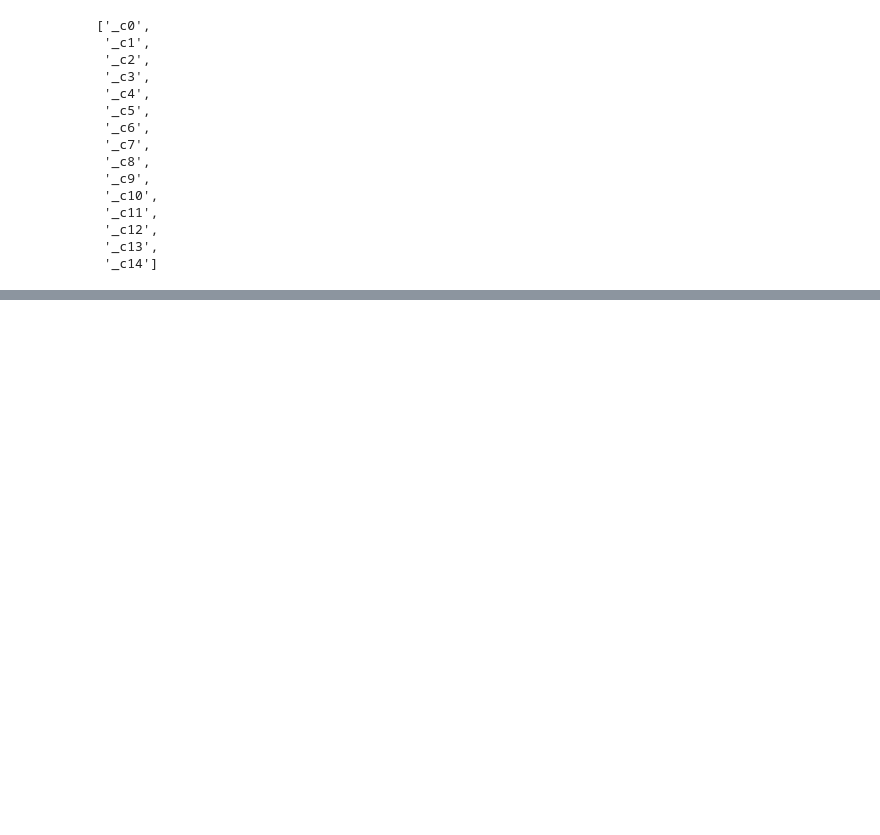
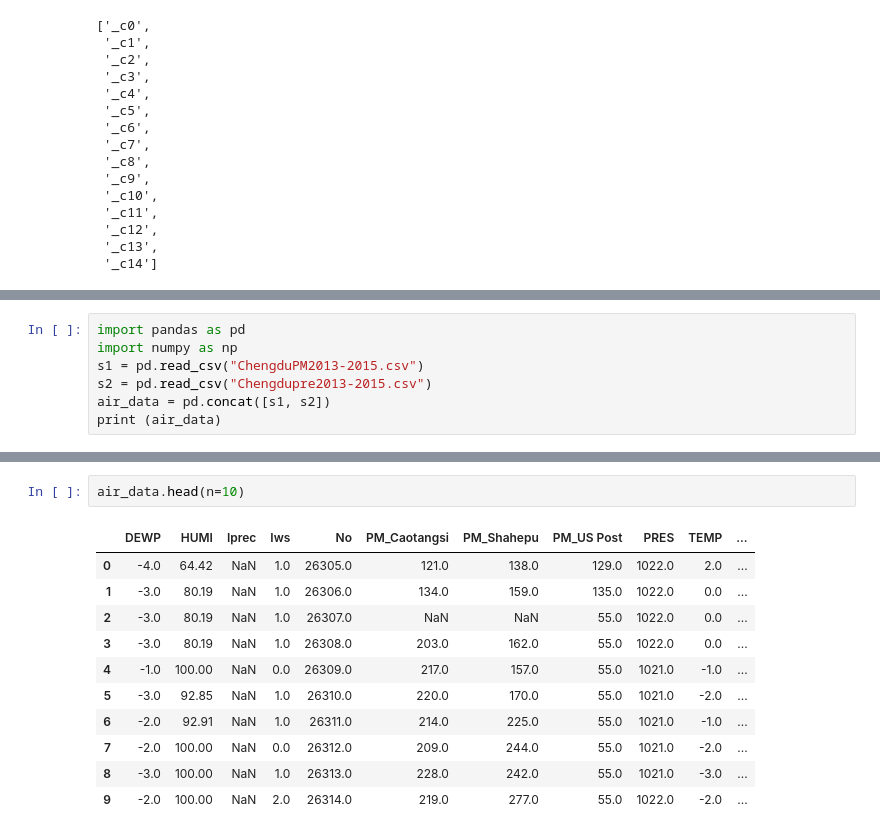
Before and after one commit to wjia458/722-test, a Jupyter notebook: Iteration4 Miro.ipynb, the cells around one changed output, grey strips where cells are left out. Cells and saved outputs as stored; diff of their text form; blank space fills up the shorter version.

```diff
--- a/Iteration4 Miro.ipynb
+++ b/Iteration4 Miro.ipynb
@@ -56,0 +77,7 @@ air_data.describe().show()
+# %%
+import pandas as pd
+import numpy as np
+s1 = pd.read_csv("ChengduPM2013-2015.csv")
+s2 = pd.read_csv("Chengdupre2013-2015.csv")
+air_data = pd.concat([s1, s2])
+print (air_data)
@@ -56,0 +109,14 @@ air_data.describe().show()
+# %%
+air_data.head(n=10)
+# %% [output]
+|  | DEWP | HUMI | Iprec | Iws | No | PM_Caotangsi | PM_Shahepu | PM_US Post | PRES | TEMP | ... |
+| 0 | -4.0 | 64.42 | NaN | 1.0 | 26305.0 | 121.0 | 138.0 | 129.0 | 1022.0 | 2.0 | ... |
+| 1 | -3.0 | 80.19 | NaN | 1.0 | 26306.0 | 134.0 | 159.0 | 135.0 | 1022.0 | 0.0 | ... |
+| 2 | -3.0 | 80.19 | NaN | 1.0 | 26307.0 | NaN | NaN | 55.0 | 1022.0 | 0.0 | ... |
+| 3 | -3.0 | 80.19 | NaN | 1.0 | 26308.0 | 203.0 | 162.0 | 55.0 | 1022.0 | 0.0 | ... |
+| 4 | -1.0 | 100.00 | NaN | 0.0 | 26309.0 | 217.0 | 157.0 | 55.0 | 1021.0 | -1.0 | ... |
+| 5 | -3.0 | 92.85 | NaN | 1.0 | 26310.0 | 220.0 | 170.0 | 55.0 | 1021.0 | -2.0 | ... |
+| 6 | -2.0 | 92.91 | NaN | 1.0 | 26311.0 | 214.0 | 225.0 | 55.0 | 1021.0 | -1.0 | ... |
+| 7 | -2.0 | 100.00 | NaN | 0.0 | 26312.0 | 209.0 | 244.0 | 55.0 | 1021.0 | -2.0 | ... |
+| 8 | -3.0 | 100.00 | NaN | 1.0 | 26313.0 | 228.0 | 242.0 | 55.0 | 1021.0 | -3.0 | ... |
+| 9 | -2.0 | 100.00 | NaN | 2.0 | 26314.0 | 219.0 | 277.0 | 55.0 | 1022.0 | -2.0 | ... |
```
Also changed, not shown: parts of 46 cells of this notebook, 3 other files.
